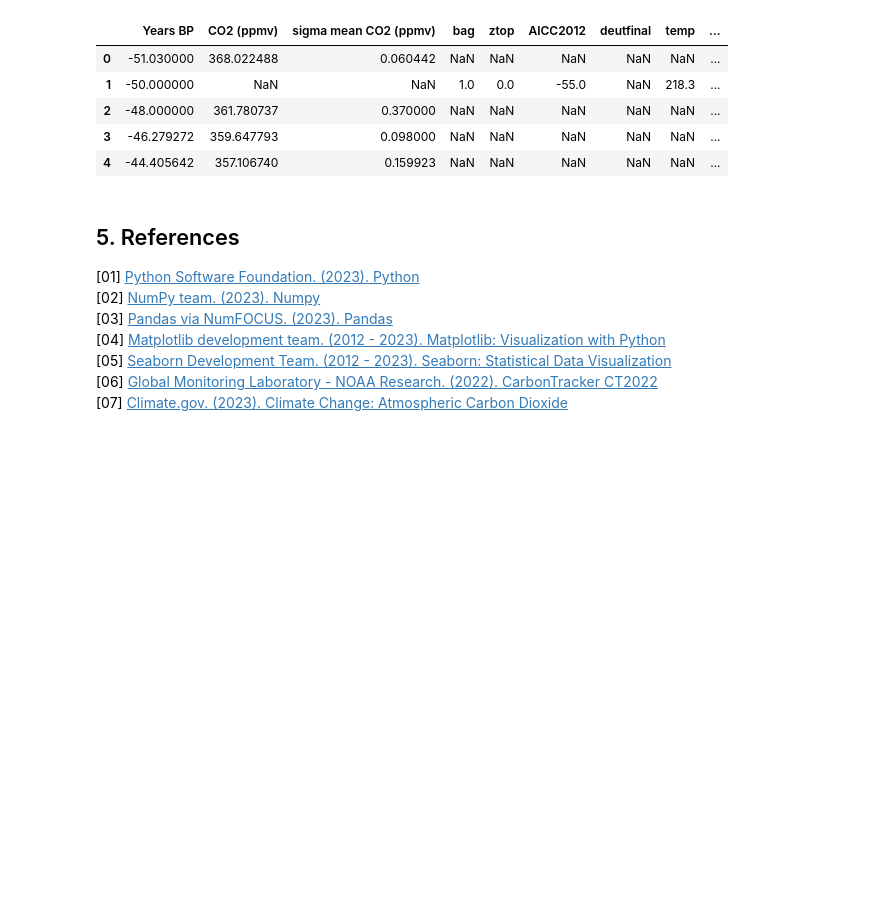
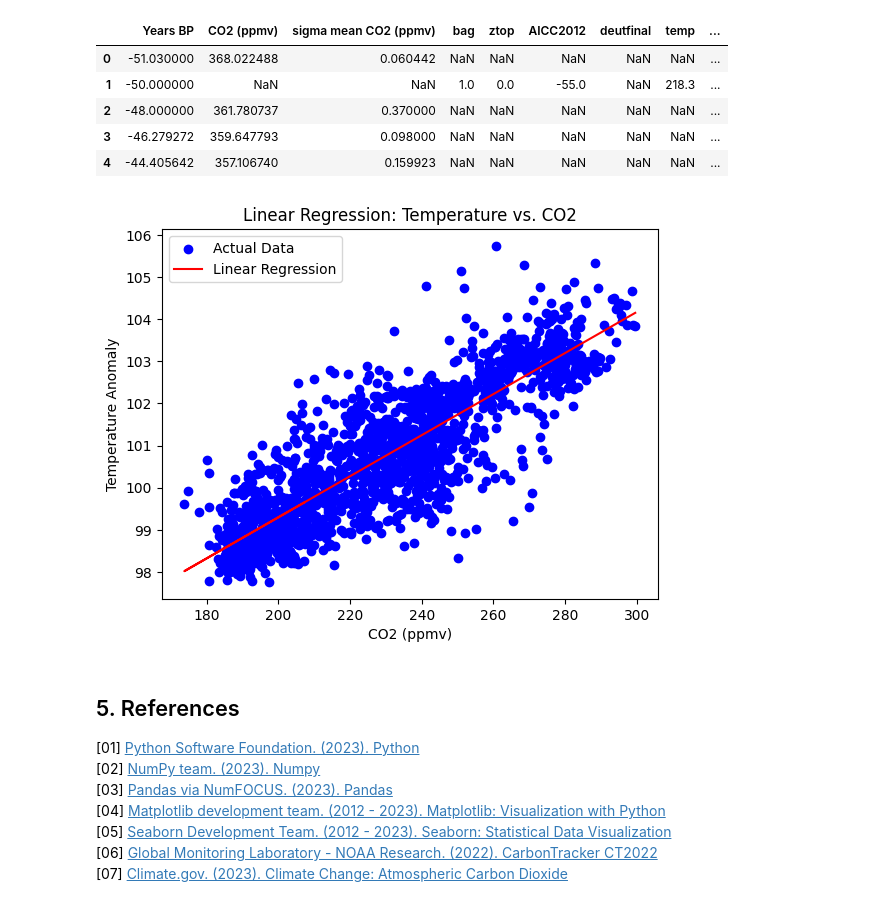
Before and after one commit to StefaniaVerduga/PfDA-project-2, a Jupyter notebook: PfDA-project-2.ipynb, the cells around one changed output. Drawn from its saved outputs; the diff is of its cells as text; code cells hidden in the pictures; blank space fills up the shorter version.

Commit message:
Interpolated and prepared the data for linear regression analysis

```diff
--- a/PfDA-project-2.ipynb
+++ b/PfDA-project-2.ipynb
@@ -352,3 +377,29 @@ climate_merged_df.head(5)
+# %%
+# Linear Regression for Temperature and CO2 (up to 44 years BP as from that there's not much info about temperature)
+# https://scikit-learn.org/stable/modules/generated/sklearn.linear_model.LinearRegression.html
+# https://valueml.com/global-warming-prediction-using-machine-learning-in-python/?utm_content=cmp-true
+temp_co2_ch4_df = temperat_co2_ch4_df[temperat_co2_ch4_df['Years BP'] > 44]
+X_co2 = temp_co2_ch4_df[['CO2 (ppmv)']]
+y_temp = temp_co2_ch4_df['Temp Anom Interp']
+
+# Create and train the linear regression model
+model_co2 = LinearRegression()
+model_co2.fit(X_co2, y_temp)
+
+# Get the coefficients of the linear regression model
+slope_co2 = model_co2.coef_[0]
+intercept_co2 = model_co2.intercept_
+
+# Visualize the regression line
+plt.scatter(X_co2, y_temp, color='blue', label='Actual Data')
+plt.plot(X_co2, model_co2.predict(X_co2), color='red', label='Linear Regression')
+plt.xlabel('CO2 (ppmv)')
+plt.ylabel('Temperature Anomaly')
+plt.title('Linear Regression: Temperature vs. CO2')
+plt.legend()
+plt.show()
+# %% [output]
+[figure, added]
 # %% [markdown]
 ## 5. References
 [01] [Python Software Foundation. (2023). Python](#https://www.python.org/)
```
Also changed, not shown: parts of 3 cells of this notebook, 4 other files.
